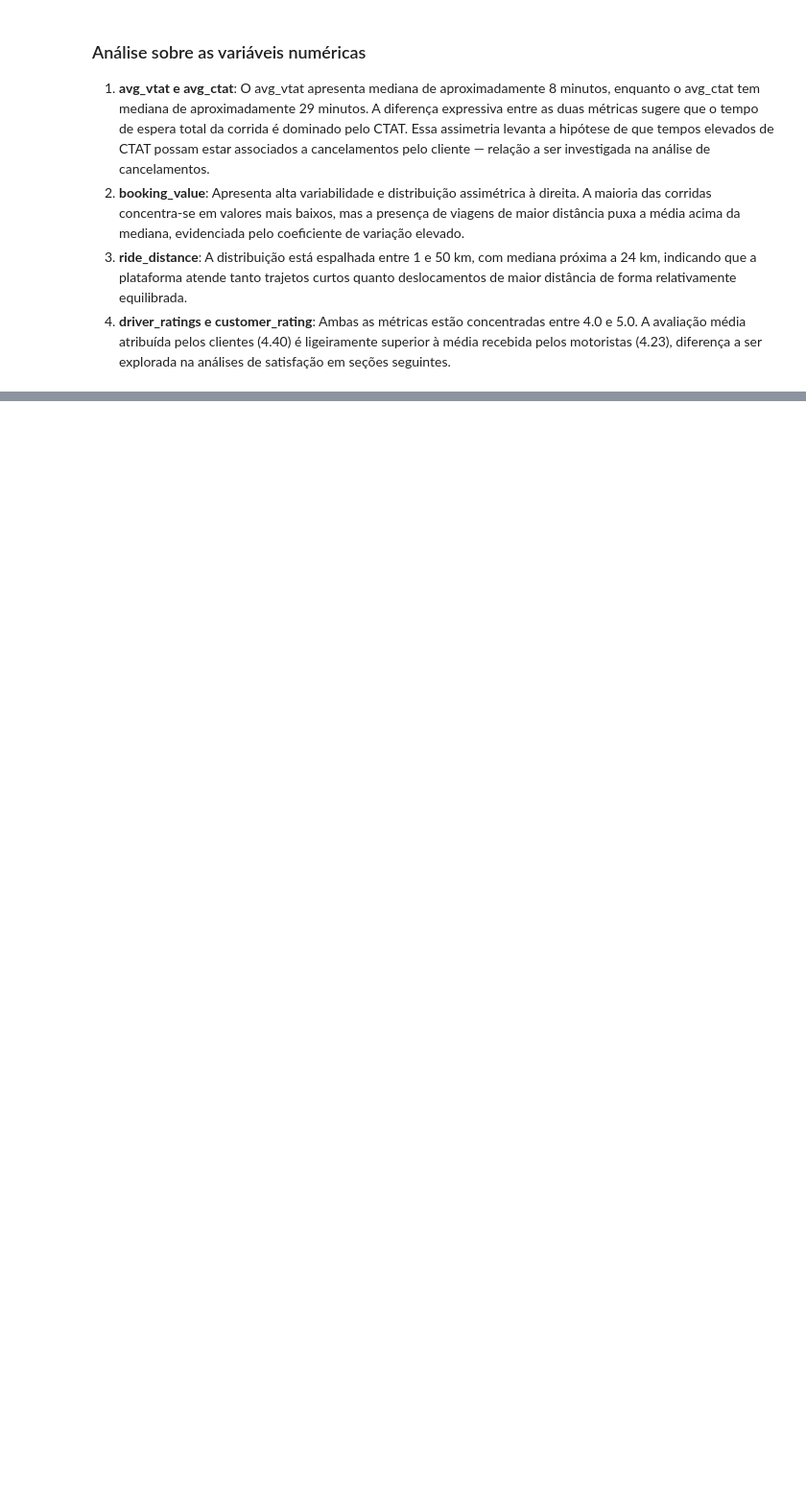
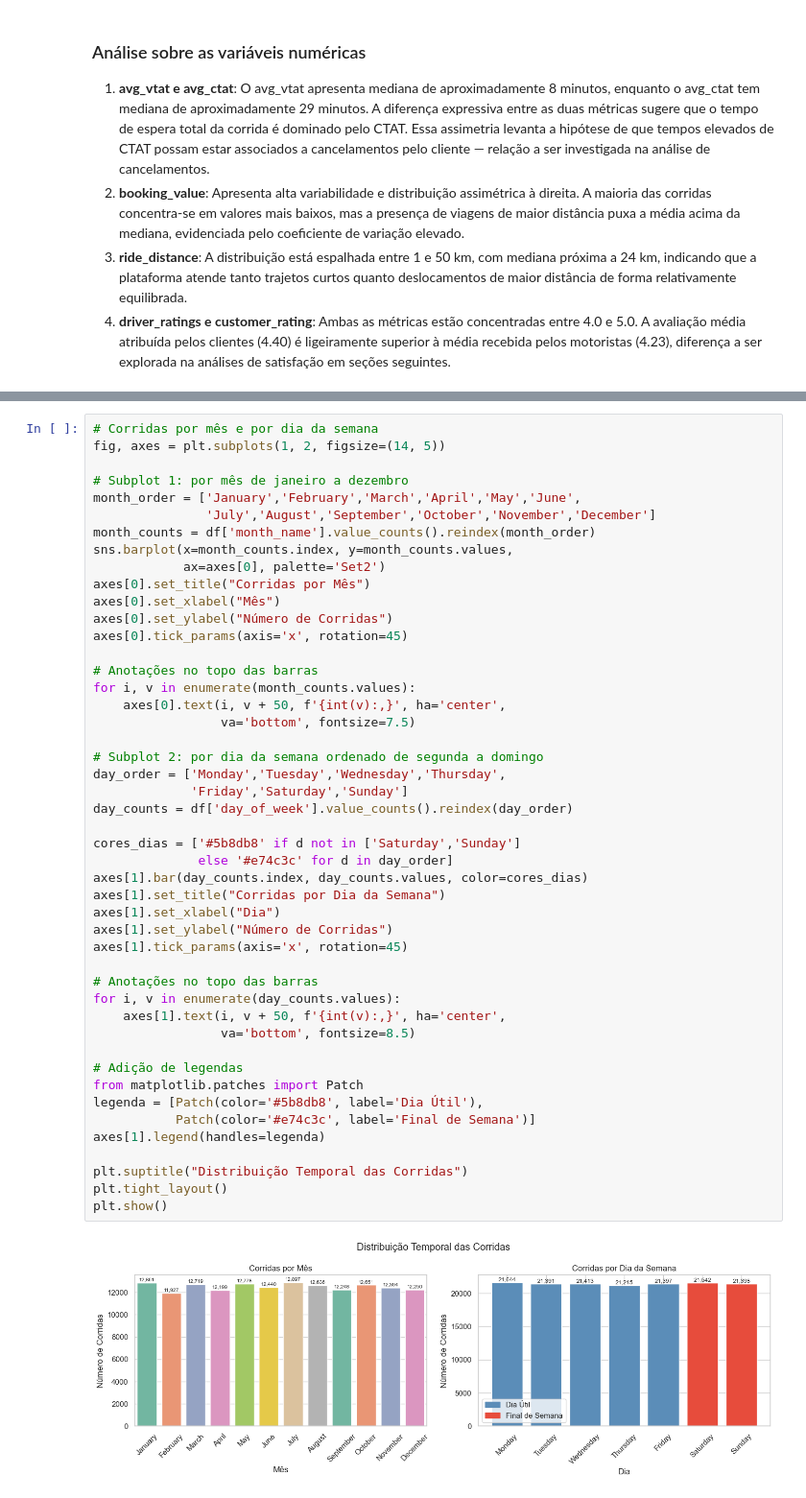
Before and after one commit to jhonatanalves/desafio_extra_lab365_senai, a Jupyter notebook: notebooks/eda_ncr_ride_bookings.ipynb, the cells around one changed output, grey strips where cells are left out. Shown at 96% size. Saved outputs shown, nothing was run; the diff lists cells and outputs as text; blank space fills up the shorter version.

```diff
--- a/notebooks/eda_ncr_ride_bookings.ipynb
+++ b/notebooks/eda_ncr_ride_bookings.ipynb
@@ -360,0 +379,49 @@ plt.show()
+# %%
+# Corridas por mês e por dia da semana
+fig, axes = plt.subplots(1, 2, figsize=(14, 5))
+
+# Subplot 1: por mês de janeiro a dezembro
+month_order = ['January','February','March','April','May','June',
+               'July','August','September','October','November','December']
+month_counts = df['month_name'].value_counts().reindex(month_order)
+sns.barplot(x=month_counts.index, y=month_counts.values,
+            ax=axes[0], palette='Set2')
+axes[0].set_title("Corridas por Mês")
+axes[0].set_xlabel("Mês")
+axes[0].set_ylabel("Número de Corridas")
+axes[0].tick_params(axis='x', rotation=45)
+
+# Anotações no topo das barras
+for i, v in enumerate(month_counts.values):
+    axes[0].text(i, v + 50, f'{int(v):,}', ha='center',
+                 va='bottom', fontsize=7.5)
+
+# Subplot 2: por dia da semana ordenado de segunda a domingo
+day_order = ['Monday','Tuesday','Wednesday','Thursday',
+             'Friday','Saturday','Sunday']
+day_counts = df['day_of_week'].value_counts().reindex(day_order)
+
+cores_dias = ['#5b8db8' if d not in ['Saturday','Sunday']
+              else '#e74c3c' for d in day_order]
+axes[1].bar(day_counts.index, day_counts.values, color=cores_dias)
+axes[1].set_title("Corridas por Dia da Semana")
+axes[1].set_xlabel("Dia")
+axes[1].set_ylabel("Número de Corridas")
+axes[1].tick_params(axis='x', rotation=45)
+
+# Anotações no topo das barras
+for i, v in enumerate(day_counts.values):
+    axes[1].text(i, v + 50, f'{int(v):,}', ha='center',
+                 va='bottom', fontsize=8.5)
+
+# Adição de legendas
+from matplotlib.patches import Patch
+legenda = [Patch(color='#5b8db8', label='Dia Útil'),
+           Patch(color='#e74c3c', label='Final de Semana')]
+axes[1].legend(handles=legenda)
+
+plt.suptitle("Distribuição Temporal das Corridas")
+plt.tight_layout()
+plt.show()
+# %% [output]
+[figure, added]
```
Also changed, not shown: parts of 5 cells of this notebook.
